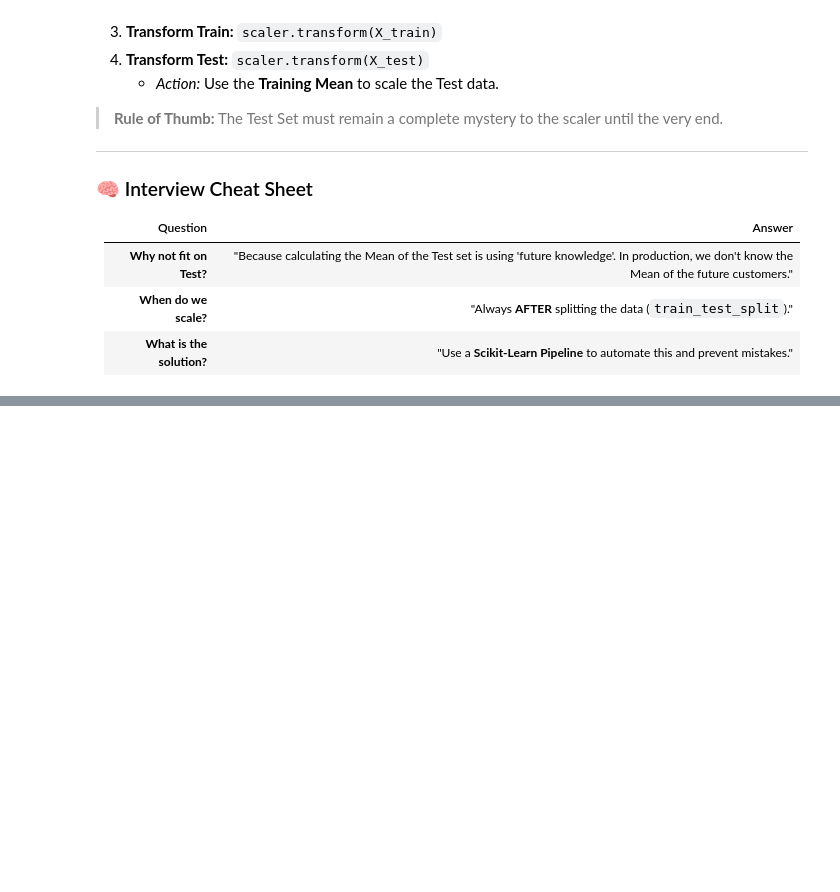
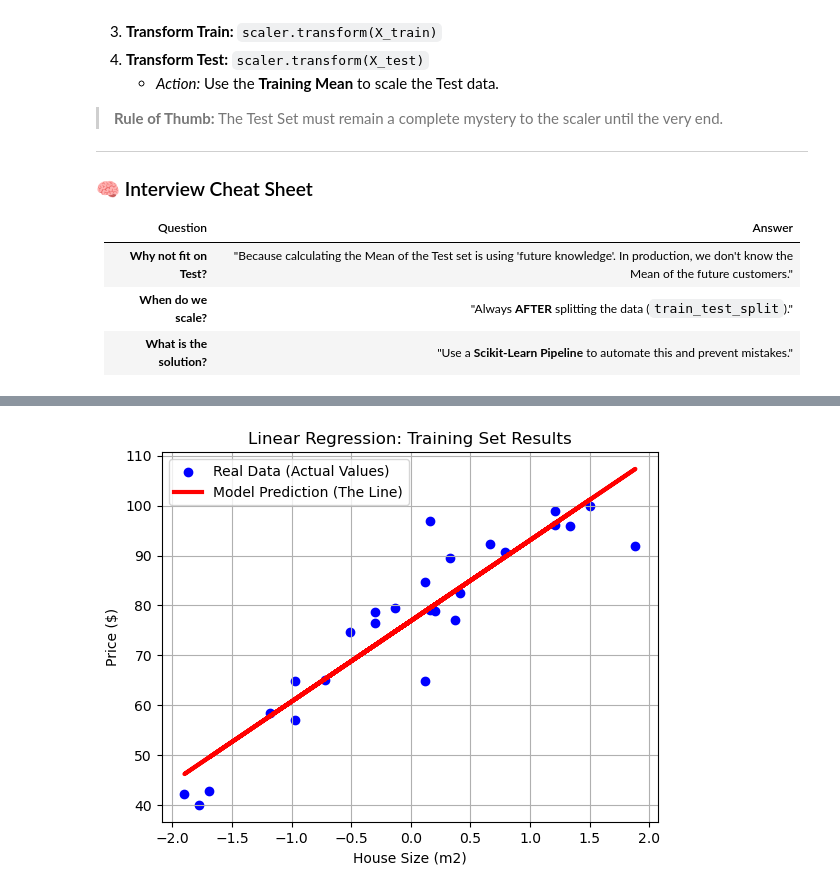
Before and after one commit to alyboii/at-lKurs, a Jupyter notebook: ML/Regression/SimpleLineerRegression.ipynb, the cells around one changed output, grey strips where cells are left out. Drawn from its saved outputs; the diff is of its cells as text; code cells hidden in the pictures; blank space fills up the shorter version.

```diff
--- a/ML/Regression/SimpleLineerRegression.ipynb
+++ b/ML/Regression/SimpleLineerRegression.ipynb
@@ -292,0 +333,37 @@ It is not about mixing the rows physically. It is about mixing the **Statistics
+# %%
+import matplotlib.pyplot as plt
+
+# ---------------------------------------------------------
+# STEP 1: Draw the "Reality" (The Dots)
+# ---------------------------------------------------------
+# We use the Training Data here.
+# X-axis (Horizontal): The House Size (Input)
+# Y-axis (Vertical):   The Real Price (Actual Output)
+plt.scatter(X_train, y_train, color='blue', label='Real Data (Actual Values)')
+
+# ---------------------------------------------------------
+# STEP 2: Draw the "Prediction" (The Line)
+# ---------------------------------------------------------
+# We ask the model: "What do YOU think the prices are?"
+# We do NOT use y_train here. We use the model's math formula.
+# X-axis: The same House Sizes
+# Y-axis: The Predicted Prices (Formula: y = mx + b)
+predicted_prices = regression.predict(X_train)
+
+plt.plot(X_train, predicted_prices, color='red', linewidth=3, label='Model Prediction (The Line)')
+
+# ---------------------------------------------------------
+# STEP 3: Make it readable (Labels & Titles)
+# ---------------------------------------------------------
+plt.title('Linear Regression: Training Set Results') # Title of the chart
+plt.xlabel('House Size (m2)')   # Label for X-axis
+plt.ylabel('Price ($)')         # Label for Y-axis
+plt.legend()                    # Show the box that explains "Blue=Real, Red=Prediction"
+plt.grid(True)                  # Add a grid background for easier reading
+
+# ---------------------------------------------------------
+# STEP 4: Show the result
+# ---------------------------------------------------------
+plt.show()
+# %% [output]
+[figure, added]
```
Also changed, not shown: parts of 18 cells of this notebook, 5 other files.
